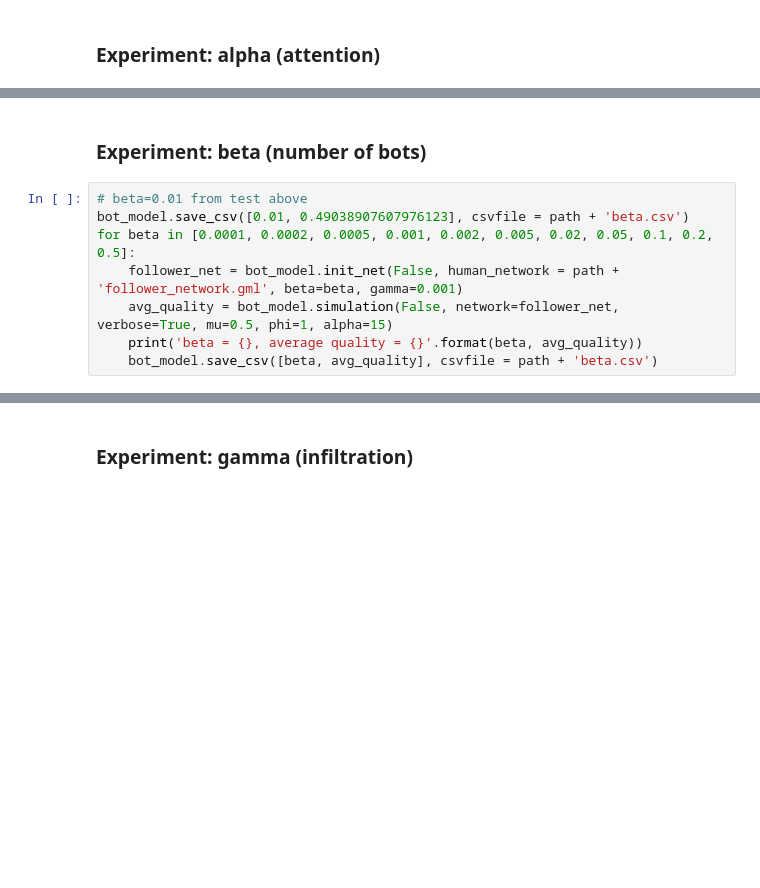
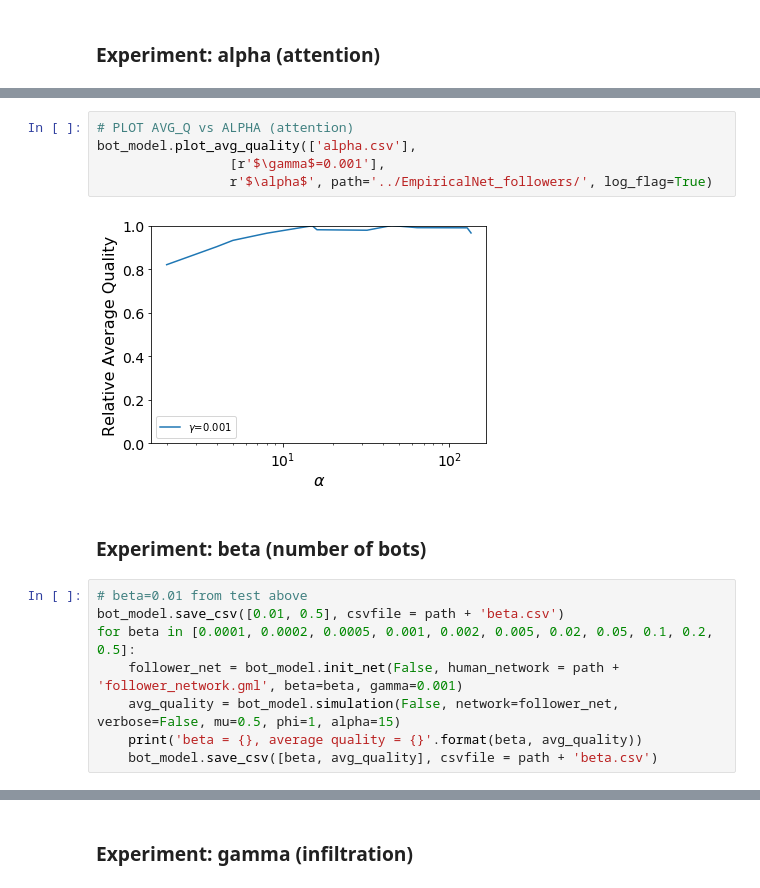
Before and after one commit to xiaodanlou/Manipulating-Online-Marketplace-of-Ideas, a Jupyter notebook: empirical_follower_network.ipynb, the cells around one changed output, grey strips where cells are left out. Drawn from its saved outputs; the diff is of its cells as text; blank space fills up the shorter version.

```diff
--- a/empirical_follower_network.ipynb
+++ b/empirical_follower_network.ipynb
@@ -129,10 +132,17 @@ for alpha in [2, 4, 8, 16, 32, 64, 128]:
+# %%
+# PLOT AVG_Q vs ALPHA (attention)
+bot_model.plot_avg_quality(['alpha.csv'],
+                 [r'$\gamma$=0.001'],
+                 r'$\alpha$', path='../EmpiricalNet_followers/', log_flag=True)
+# %% [output]
+[figure, added]
 # %% [markdown]
 ### Experiment: beta (number of bots)
 # %%
 # beta=0.01 from test above
-bot_model.save_csv([0.01, 0.49038907607976123], csvfile = path + 'beta.csv')
+bot_model.save_csv([0.01, 0.5], csvfile = path + 'beta.csv')
 for beta in [0.0001, 0.0002, 0.0005, 0.001, 0.002, 0.005, 0.02, 0.05, 0.1, 0.2, 0.5]:
     follower_net = bot_model.init_net(False, human_network = path + 'follower_network.gml', beta=beta, gamma=0.001)
-    avg_quality = bot_model.simulation(False, network=follower_net, verbose=True, mu=0.5, phi=1, alpha=15)
+    avg_quality = bot_model.simulation(False, network=follower_net, verbose=False, mu=0.5, phi=1, alpha=15)
     print('beta = {}, average quality = {}'.format(beta, avg_quality))
     bot_model.save_csv([beta, avg_quality], csvfile = path + 'beta.csv')
```
Also changed, not shown: parts of 22 cells of this notebook, 1 other file.
